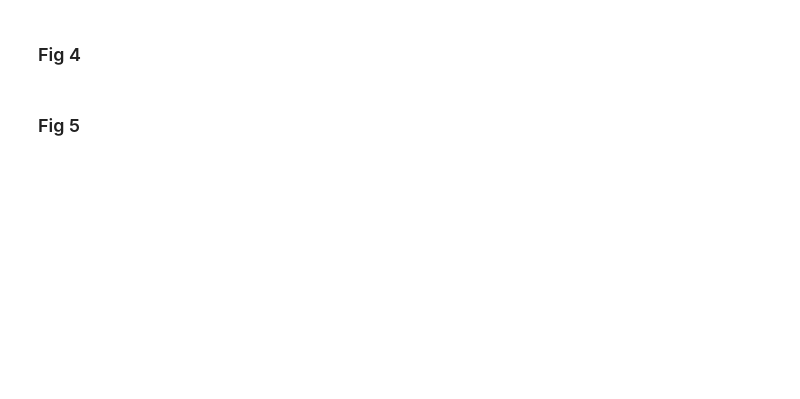
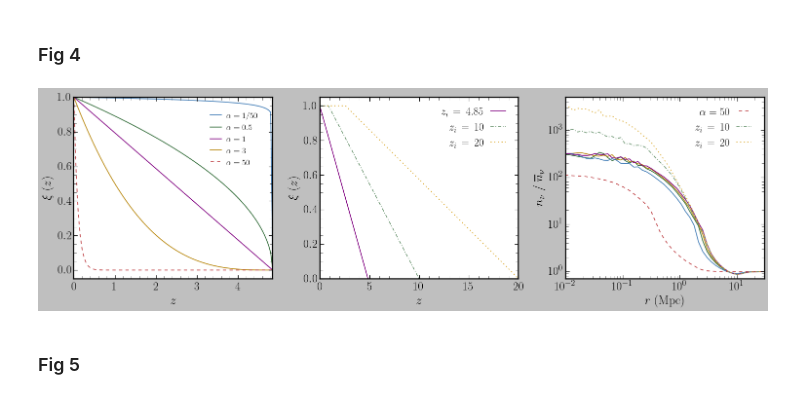
Before and after one commit to NNSSA/Cheetah, a Jupyter notebook: plotting/Paper_Plots.ipynb, the cells around one changed output. Saved outputs shown, nothing was run; the diff lists cells and outputs as text; code cells hidden in the pictures; blank space fills up the shorter version.

```diff
--- a/plotting/Paper_Plots.ipynb
+++ b/plotting/Paper_Plots.ipynb
@@ -358,51 +378,67 @@ plt.show()
 # %% [markdown]
 ### Fig 4
 # %%
+colors = ["purple", "#306B37", "darkgoldenrod", "#3F7BB6", "#BF4145", "#cf630a"]
+
 def mod_func_simp(redshift, final_redshift, power):
     z_i = final_redshift
     # 200 times critical density at previous redshift
     z_0 = ((1 + z_i) / 200**(1/3)) - 1
     mod = np.where(redshift < z_i, np.where(redshift >= z_0, ((z_i - redshift) / (z_i - z_0))**power, 1), 0)
     return mod
 
-fig, (ax1, ax2, ax3) = plt.subplots(1, 3, figsize=(18, 4), gridspec_kw={'width_ratios': [1, 1, 1.5]})
+fig, (ax1, ax2, ax3) = plt.subplots(1, 3, figsize=(19, 6), gridspec_kw={'width_ratios': [1, 1, 1]})
 
 # Subplot 1
+ax1.plot(z_alt_arr, mod_func_simp(z_alt_arr, 4.85, 1/50), color=colors[3], label=r"$\alpha = 1/50$", linewidth = 1.5)
+ax1.plot(z_alt_arr, mod_func_simp(z_alt_arr, 4.85, 0.5), color=colors[1], label=r"$\alpha = 0.5$", linewidth = 1.5)
+ax1.plot(z_alt_arr, mod_func_simp(z_alt_arr, 4.85, 1), color=colors[0], label=r"$\alpha = 1$", linewidth = 1.5)
+ax1.plot(z_alt_arr, mod_func_simp(z_alt_arr, 4.85, 3), color=colors[2], label=r"$\alpha = 3$", linewidth = 1.5)
+ax1.plot(z_alt_arr, mod_func_simp(z_alt_arr, 4.85, 50), color=colors[4], label=r'$\alpha = 50$', linestyle=(7.4,(4,4)), linewidth = 1.5)
+ax1.set_xlabel(r'$z$', fontsize = 23)
+ax1.set_ylabel(r'$\xi\ (z)$', fontsize = 23, labelpad=6)
+ax1.legend(frameon = False, bbox_to_anchor=(0.8, 0.77), loc='center', fontsize = 15, handletextpad=0.3)
+ax1.set_ylim(-0.05, 1)
+ax1.set_xlim(0, 4.85)
+
+# Subplot 2
 dens_mod_funcs = np.load('data/dens_mod_funcs.npy')
 z_alt_arr = np.linspace(0, 4.85, 100)
 zi10_arr = np.linspace(0, 10, 100)
 zi20_arr = np.linspace(0, 20, 100)
 
-ax1.plot(z_alt_arr, mod_func_simp(z_alt_arr, 4.85, 1), label='$z_i = 4.85$')
-ax1.plot(zi10_arr, mod_func_simp(zi10_arr, 10, 1), label='$z_i = 10$')
-ax1.plot(zi20_arr, mod_func_simp(zi20_arr, 20, 1), label='$z_i = 20$')
-ax1.set_xlabel('redshift', fontsize = 16)
-ax1.set_ylabel(r'$\xi$ (z)', fontsize=18)
-ax1.legend(markerfirst=False, frameon=False, fontsize = 15)
+ax2.plot(z_alt_arr, mod_func_simp(z_alt_arr, 4.85, 1), color=colors[0], label=r'$z_i\, =\, 4.85$', linewidth = 1.5)
+ax2.plot(zi10_arr, mod_func_simp(zi10_arr, 10, 1), color="#6e9773", linestyle=(0,(4,2,1,2)), label=r'$z_i\, =\, 10$', linewidth = 1.5)
+ax2.plot(zi20_arr, mod_func_simp(zi20_arr, 20, 1), color="#dba82a", linestyle=(0,(1.5,3)), label=r'$z_i\, =\, 20$', linewidth = 1.5)
+ax2.set_xlabel(r'$z$', fontsize = 23)
+ax2.set_ylabel(r'$\xi\ (z)$', fontsize=23, labelpad=6)
+ax2.legend(markerfirst=False, frameon=False, fontsize = 20, handletextpad=0.3)
+ax2.set_ylim(0., 1.05)
 
-# Subplot 2
-ax2.plot(z_alt_arr, mod_func_simp(z_alt_arr, 4.85, 1))
-ax2.plot(z_alt_arr, mod_func_simp(z_alt_arr, 4.85, 0.5))
-ax2.plot(z_alt_arr, mod_func_simp(z_alt_arr, 4.85, 3))
-ax2.plot(z_alt_arr, mod_func_simp(z_alt_arr, 4.85, 50), label='50th power', linestyle = 'dashed', color = 'black')
-ax2.plot(z_alt_arr, mod_func_simp(z_alt_arr, 4.85, 1/50))
-ax2.set_xlabel('redshift', fontsize = 15)
-ax2.set_ylabel(r'$\xi$ (z)', fontsize = 18)
-ax2.legend(frameon = False, bbox_to_anchor=(0.30, 0.12), loc='center', fontsize = 15)
 
 # Subplot 3
-ax3.loglog(r_array_5e1, dens_mod_funcs[0,:])
-ax3.loglog(r_array_5e1, dens_mod_funcs[1,:])
-ax3.loglog(r_array_5e1, dens_mod_funcs[2,:])
-ax3.loglog(r_array_5e1, dens_mod_funcs[3,:])
-ax3.loglog(r_array_5e1, dens_mod_funcs[4,:], label='50th power', linestyle = 'dashed', color = 'black')
-ax3.loglog(r_array_5e1, dens_mod_funcs[5,:], label = '$z_i = 10$')
-ax3.loglog(r_array_5e1, dens_mod_funcs[6,:], label = '$z_i = 20$')
-ax3.set_xlabel('r (Mpc / h)', fontsize = 16)
-ax3.set_ylabel(r'$n_{\nu} / \overline{n_{\nu}\,}$', fontsize=18)
-ax3.legend(markerfirst=False, frameon=False, fontsize = 15)
+ax3.loglog(r_array_5e1, dens_mod_funcs[0,:], colors[1], linewidth = 1.5)
+ax3.loglog(r_array_5e1, dens_mod_funcs[1,:], colors[2], linewidth = 1.5)
+ax3.loglog(r_array_5e1, dens_mod_funcs[2,:], colors[3], linewidth = 1.5)
+ax3.loglog(r_array_5e1, dens_mod_funcs[3,:], colors[0], linewidth = 1.5)
+ax3.loglog(r_array_5e1, dens_mod_funcs[4,:], label=r"$\alpha = 50$", linestyle=(5,(4,4)), color=colors[4], linewidth = 1.5)
+ax3.loglog(r_array_5e1, dens_mod_funcs[5,:], label = r'$z_i\, =\, 10$', color="#6e9773", linestyle=(0,(4,2,1,2)), linewidth = 1.5)
+ax3.loglog(r_array_5e1, dens_mod_funcs[6,:], label = r'$z_i\, =\, 20$', color="#dba82a", linestyle=(0,(1.5,3)), linewidth = 1.5)
+ax3.set_xlabel(r'$r\ (\mathrm{Mpc})$', fontsize = 23)
+ax3.set_ylabel(r'$n_{\nu}\ /\ \overline{n}_{\nu}$', fontsize=23)
+ax3.legend(markerfirst=False, frameon=False, fontsize = 20, handletextpad=0.3)
+ax3.set_xlim(0.01, 30)
+ax3.set_ylim(0.7, 5000)
+
+for ax in [ax1, ax2, ax3]:
+    for spine in ax.spines.values():
+        spine.set_linewidth(2.1)
+    ax.tick_params(axis='both', labelsize=22)
+
 plt.tight_layout()
-plt.savefig('plot_save_vehicle.pdf')
+plt.savefig('combined_mod_func.pdf')
+# %% [output]
+[figure, added]
 # %% [markdown]
 ### Fig 5
 # %%
```
Also changed, not shown: parts of 4 cells of this notebook, 5 other files.
